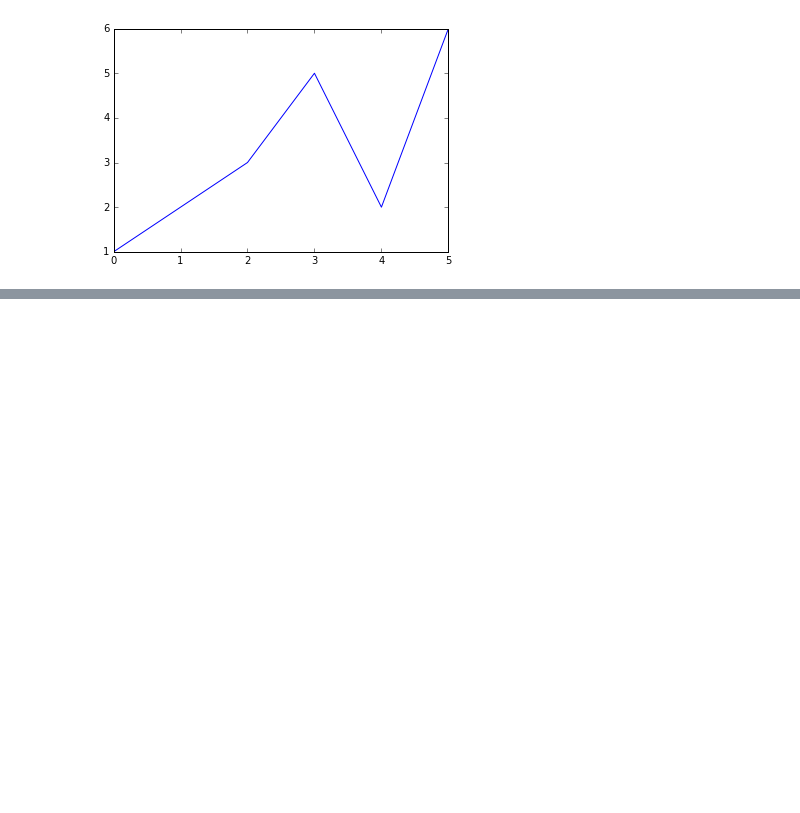
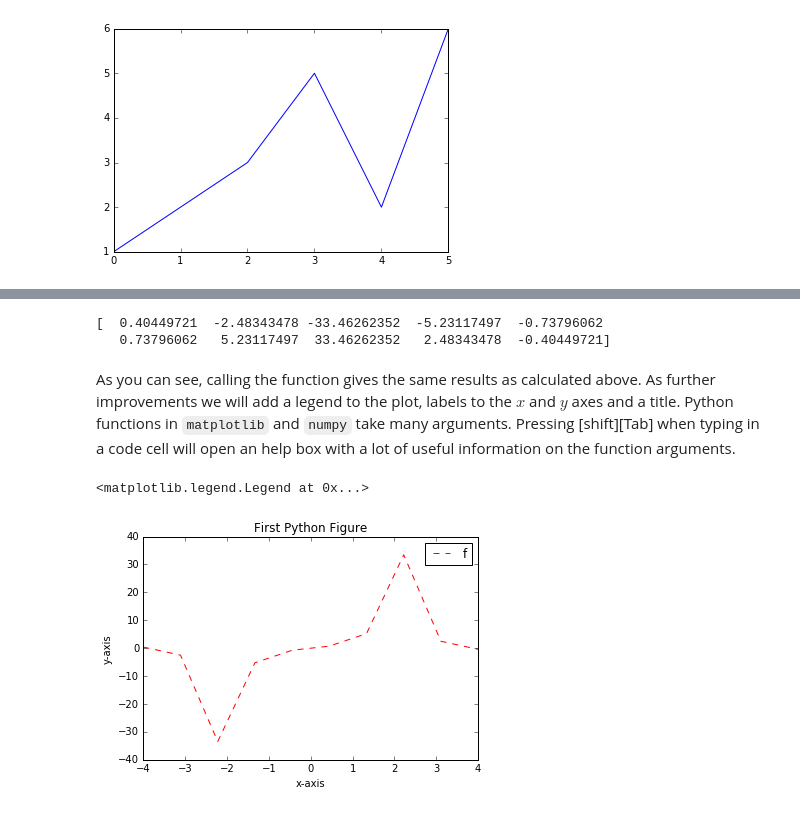
Before and after one commit to KJE2001/seminars, a Jupyter notebook: getting_started.ipynb, the cells around one changed output, grey strips where cells are left out. Drawn from its saved outputs; the diff is of its cells as text; code cells hidden in the pictures; blank space fills up the shorter version.

```diff
--- a/getting_started.ipynb
+++ b/getting_started.ipynb
@@ -45,0 +165,27 @@ show(p)
+# %%
+def my_first_function(x):
+    import numpy as np
+    y = 10 * x**3 * np.exp(-x**2) + np.sin(x**5) / np.cos(x**3)
+    return y
+# %%
+function = my_first_function(x)
+print(function)
+# %% [output]
+[  0.40449721  -2.48343478 -33.46262352  -5.23117497  -0.73796062
+   0.73796062   5.23117497  33.46262352   2.48343478  -0.40449721]
+# %% [markdown]
+As you can see, calling the function gives the same results as calculated above.
+As further improvements we will add a legend to the plot, labels to the $x$ and $y$ axes and a title. Python functions in `matplotlib` and `numpy` take many arguments. Pressing [shift][Tab] when typing in a code cell will open an help box with a lot of useful information on the function arguments.
+# %%
+plt.plot(x, my_first_function(x), 'r--')
+# Write label on x axis
+plt.xlabel('x-axis')
+# Write label on y axis
+plt.ylabel('y-axis')
+# Write title
+plt.title('First Python Figure')
+# Add legend
+plt.legend('f')
+# %% [output]
+<matplotlib.legend.Legend at 0x...>
+[figure, added]
```
Also changed, not shown: parts of 27 cells of this notebook.
